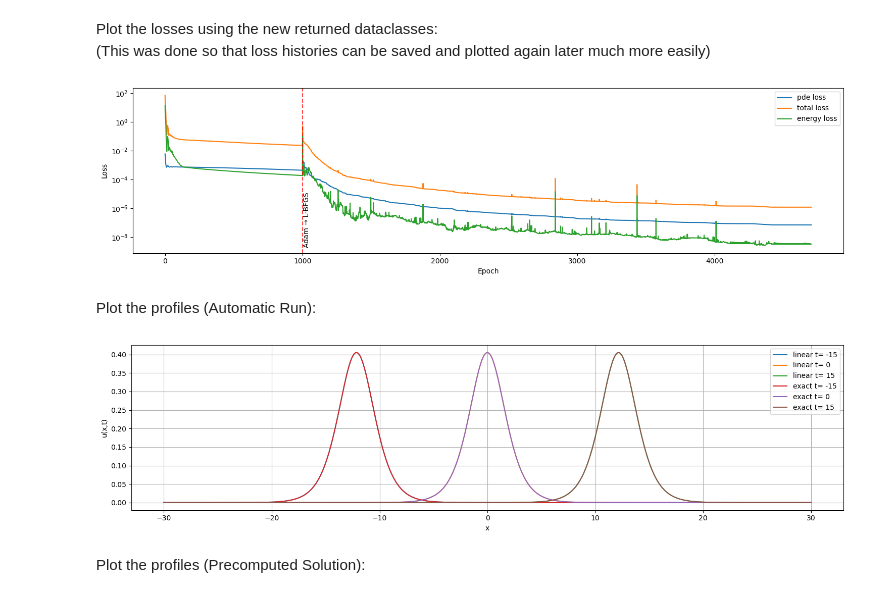
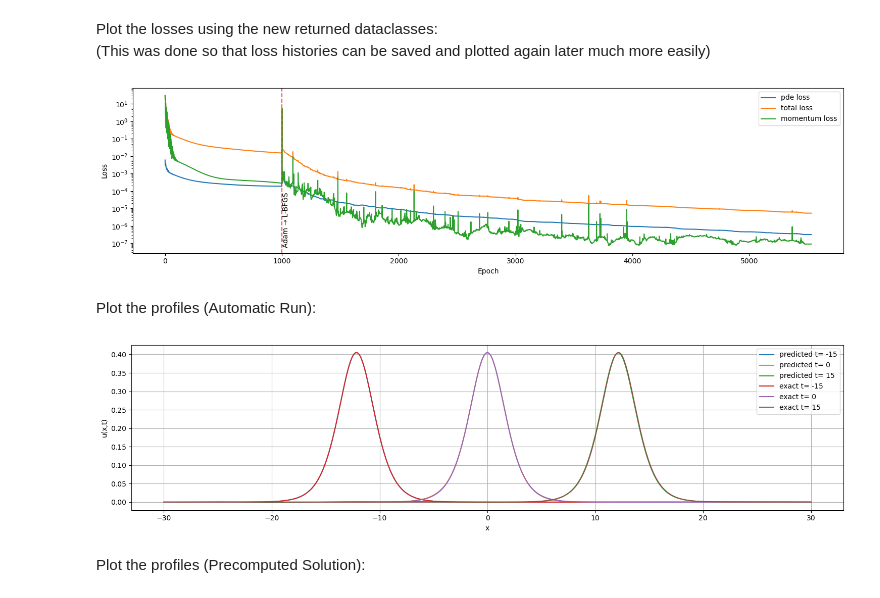
Before and after one commit to JairdanC/soliton-pinns, a Jupyter notebook: notebooks/kdv.ipynb, the cells around one changed output. Cells and saved outputs as stored; diff of their text form; code cells hidden in the pictures.

Commit message:
momentum conservation integral added for testing

```diff
--- a/notebooks/kdv.ipynb
+++ b/notebooks/kdv.ipynb
@@ -42,7 +42,8 @@ TRAIN_PARAMS = dict(
     n_collocation            = 50000,
     n_initial                = 50000,
     n_boundary               = 10000,
-    n_energy                 = 0,
+    n_momentum               = 30, # only the t component, the x domain resolution will be the same as n_initial (nx * nt) = (n_initial * n_momentum)
+    n_energy                 = 0,   # only the t component, the x domain resolution will be the same as n_initial (nx * nt) = (n_initial * n_energy)
     adam_lr                  = 1e-3,
     lbfgs_lr                 = 1.0,
     lbfgs_history_size       = 100,
@@ -53,9 +54,10 @@ TRAIN_PARAMS = dict(
 
 TRAIN_WEIGHTS = dict( #seperated out from the train params
     w_ic                     = 5.0,
-    w_bc                     = 1.0,
+    w_bc                     = 2.0,
     w_pde                    = 15.0,
-    w_energy                 = 5.0
+    w_momentum               = 1.0,
+    w_energy                 = 1.0
 )
 # %% [markdown]
 Create an instance of the class:
@@ -89,15 +91,15 @@ Weighted losses [end]: IC=6.362e-09 | BC=5.627e-09 | PDE=1.908e-07
 Plot the losses using the new returned dataclasses:
 (This was done so that loss histories can be saved and plotted again later much more easily)
 # %%
-plot_loss = model.plot_losses(training_stats, components=('pde', 'total', 'energy'))
+plot_loss = model.plot_losses(training_stats, components=('pde', 'total', 'momentum'))
 # %% [output]
-[figure, old version]
+[figure, new version]
 # %% [markdown]
 Plot the profiles (Automatic Run):
 # %%
-plot_auto_prof = model.plot_profiles(t_values=[-15, 0, 15], which=('linear', 'exact')) #visualization functions now use OOP, returning a savable figure
+plot_auto_prof = model.plot_profiles(t_values=[-15, 0, 15], which=('predicted', 'exact')) #visualization functions now use OOP, returning a savable figure
 # %% [output]
-[figure, old version]
+[figure, new version]
 # %% [markdown]
 Plot the profiles (Precomputed Solution):
 # %%
```
Also changed, not shown: parts of 4 cells of this notebook, 5 other files.
